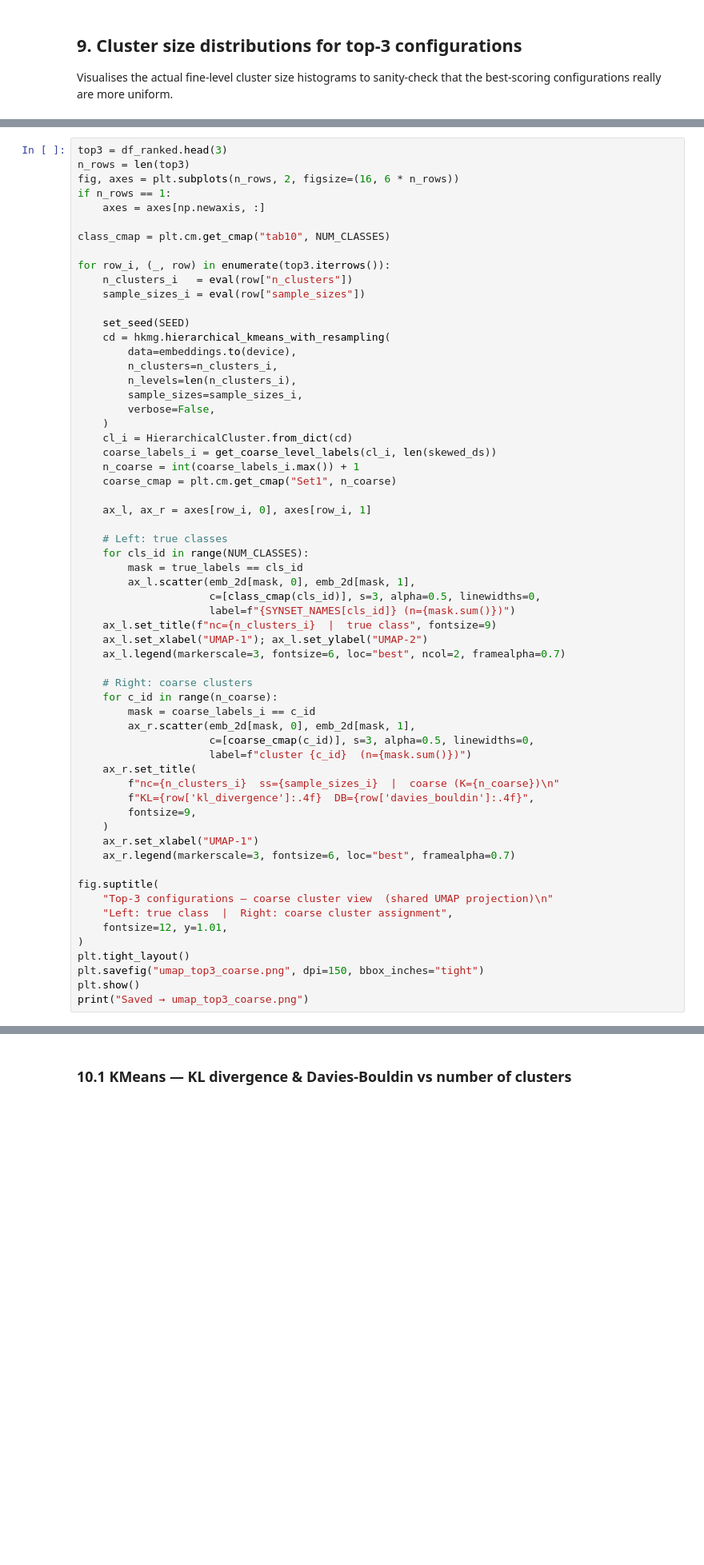
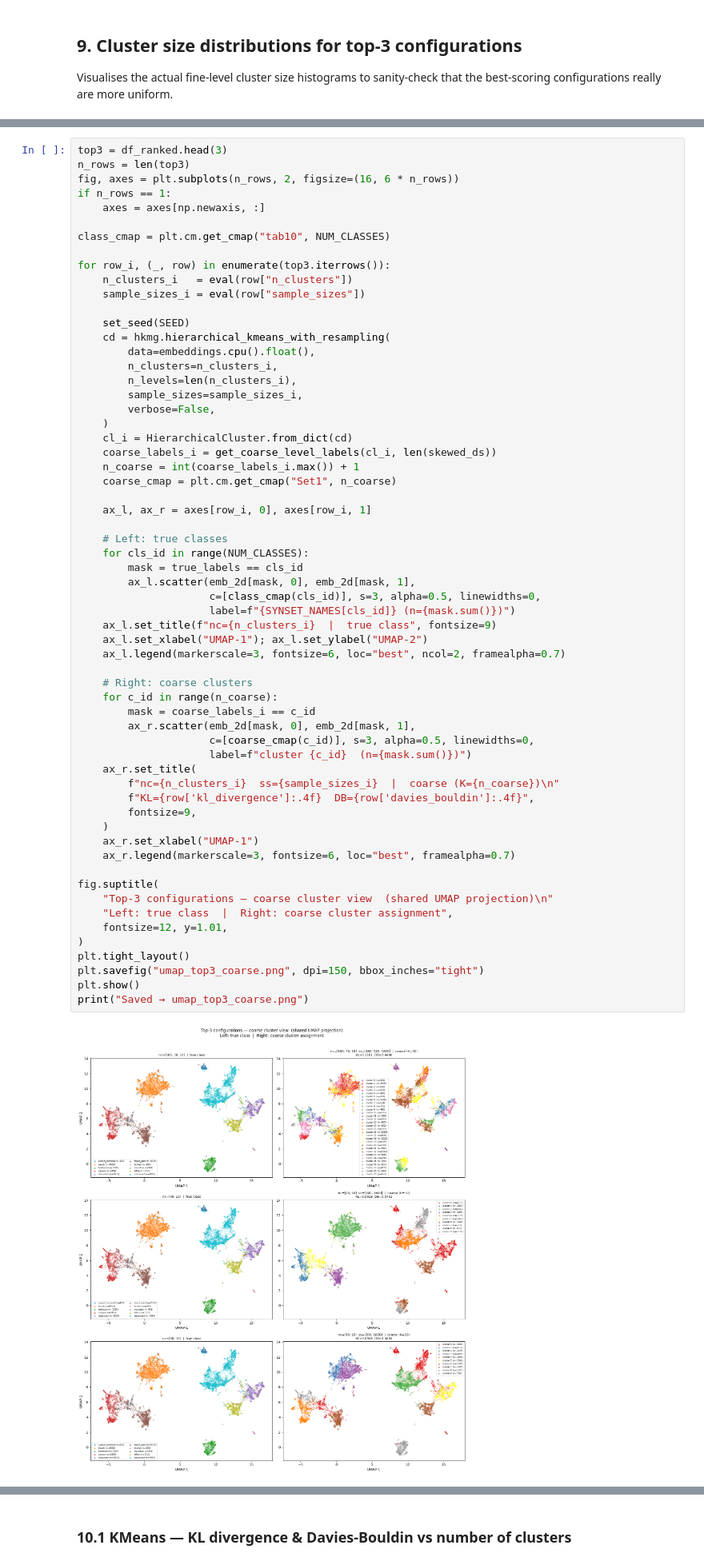
Before and after one commit to Micaet/WB2_Project, a Jupyter notebook: clustering_witk_kmeans_dbscan.ipynb, the cells around one changed output, grey strips where cells are left out. Shown at 80% size. Saved outputs shown, nothing was run; the diff lists cells and outputs as text; blank space fills up the shorter version.

```diff
--- a/clustering_witk_kmeans_dbscan.ipynb
+++ b/clustering_witk_kmeans_dbscan.ipynb
@@ -693,7 +787,7 @@ for row_i, (_, row) in enumerate(top3.iterrows()):
 
     set_seed(SEED)
     cd = hkmg.hierarchical_kmeans_with_resampling(
-        data=embeddings.to(device),
+        data=embeddings.cpu().float(),
         n_clusters=n_clusters_i,
         n_levels=len(n_clusters_i),
         sample_sizes=sample_sizes_i,
@@ -712,30 +806,32 @@ for row_i, (_, row) in enumerate(top3.iterrows()):
         ax_l.scatter(emb_2d[mask, 0], emb_2d[mask, 1],
                      c=[class_cmap(cls_id)], s=3, alpha=0.5, linewidths=0,
                      label=f"{SYNSET_NAMES[cls_id]} (n={mask.sum()})")
     ax_l.set_title(f"nc={n_clusters_i}  |  true class", fontsize=9)
     ax_l.set_xlabel("UMAP-1"); ax_l.set_ylabel("UMAP-2")
     ax_l.legend(markerscale=3, fontsize=6, loc="best", ncol=2, framealpha=0.7)
 
     # Right: coarse clusters
     for c_id in range(n_coarse):
         mask = coarse_labels_i == c_id
         ax_r.scatter(emb_2d[mask, 0], emb_2d[mask, 1],
                      c=[coarse_cmap(c_id)], s=3, alpha=0.5, linewidths=0,
                      label=f"cluster {c_id}  (n={mask.sum()})")
     ax_r.set_title(
         f"nc={n_clusters_i}  ss={sample_sizes_i}  |  coarse (K={n_coarse})\n"
         f"KL={row['kl_divergence']:.4f}  DB={row['davies_bouldin']:.4f}",
         fontsize=9,
     )
     ax_r.set_xlabel("UMAP-1")
     ax_r.legend(markerscale=3, fontsize=6, loc="best", framealpha=0.7)
 
 fig.suptitle(
     "Top-3 configurations — coarse cluster view  (shared UMAP projection)\n"
     "Left: true class  |  Right: coarse cluster assignment",
     fontsize=12, y=1.01,
 )
 plt.tight_layout()
 plt.savefig("umap_top3_coarse.png", dpi=150, bbox_inches="tight")
 plt.show()
 print("Saved → umap_top3_coarse.png")
+# %% [output]
+[figure, added]
```
Also changed, not shown: parts of 24 cells of this notebook, 4 other files.
